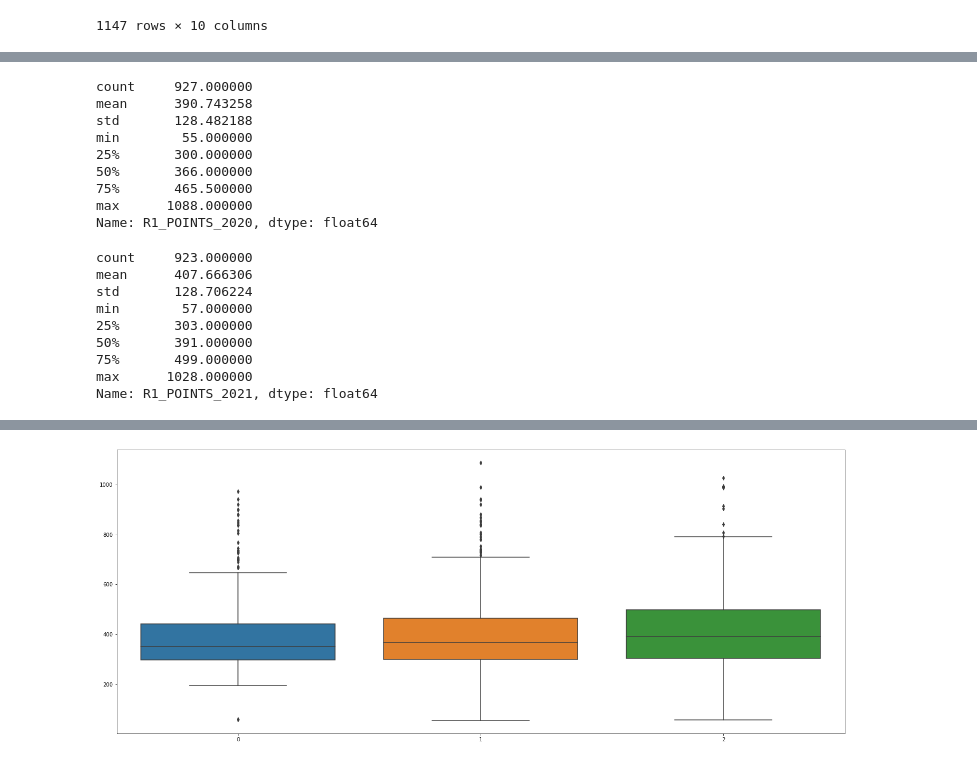
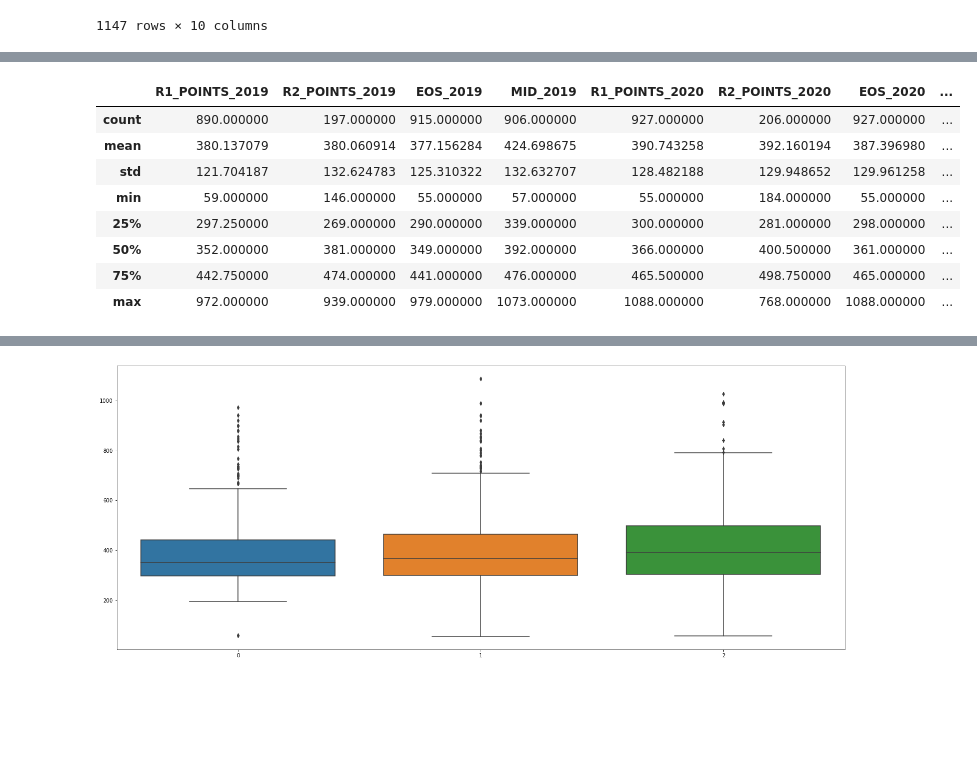
Before and after one commit to AnteDujic/Fundamentals-of-Data-Analysis, a Jupyter notebook: cao.ipynb, the cells around one changed output, grey strips where cells are left out. Drawn from its saved outputs; the diff is of its cells as text; code cells hidden in the pictures; blank space fills up the shorter version.

Commit message:
Dataframe describe function

```diff
--- a/cao.ipynb
+++ b/cao.ipynb
@@ -376,25 +392,13 @@ Name: R1_POINTS_2019, dtype: float64
-# %%
-r1_2020.describe()
-# %% [output]
-count     927.000000
-mean      390.743258
-std       128.482188
-min        55.000000
-25%       300.000000
-50%       366.000000
-75%       465.500000
-max      1088.000000
-Name: R1_POINTS_2020, dtype: float64
-# %%
-r1_2021.describe()
-# %% [output]
-count     923.000000
-mean      407.666306
-std       128.706224
-min        57.000000
-25%       303.000000
-50%       391.000000
-75%       499.000000
-max      1028.000000
-Name: R1_POINTS_2021, dtype: float64
+# %%
+df.describe()
+# %% [output]
+|  | R1_POINTS_2019 | R2_POINTS_2019 | EOS_2019 | MID_2019 | R1_POINTS_2020 | R2_POINTS_2020 | EOS_2020 | ... |
+| count | 890.000000 | 197.000000 | 915.000000 | 906.000000 | 927.000000 | 206.000000 | 927.000000 | ... |
+| mean | 380.137079 | 380.060914 | 377.156284 | 424.698675 | 390.743258 | 392.160194 | 387.396980 | ... |
+| std | 121.704187 | 132.624783 | 125.310322 | 132.632707 | 128.482188 | 129.948652 | 129.961258 | ... |
+| min | 59.000000 | 146.000000 | 55.000000 | 57.000000 | 55.000000 | 184.000000 | 55.000000 | ... |
+| 25% | 297.250000 | 269.000000 | 290.000000 | 339.000000 | 300.000000 | 281.000000 | 298.000000 | ... |
+| 50% | 352.000000 | 381.000000 | 349.000000 | 392.000000 | 366.000000 | 400.500000 | 361.000000 | ... |
+| 75% | 442.750000 | 474.000000 | 441.000000 | 476.000000 | 465.500000 | 498.750000 | 465.000000 | ... |
+| max | 972.000000 | 939.000000 | 979.000000 | 1073.000000 | 1088.000000 | 768.000000 | 1088.000000 | ... |
 # %%
```
Also changed, not shown: parts of 6 cells of this notebook, 20 other files.
